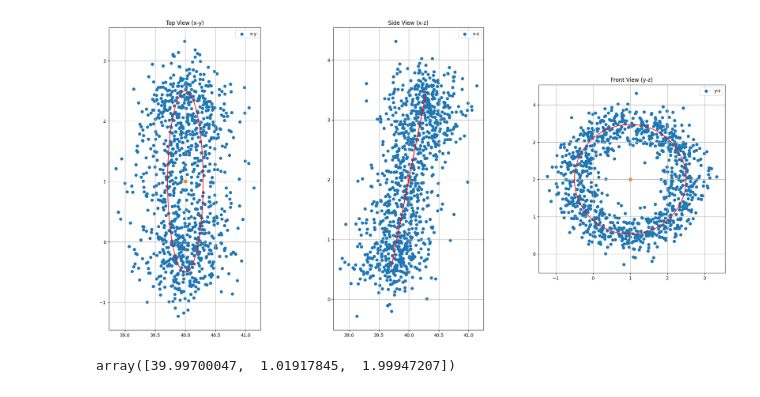
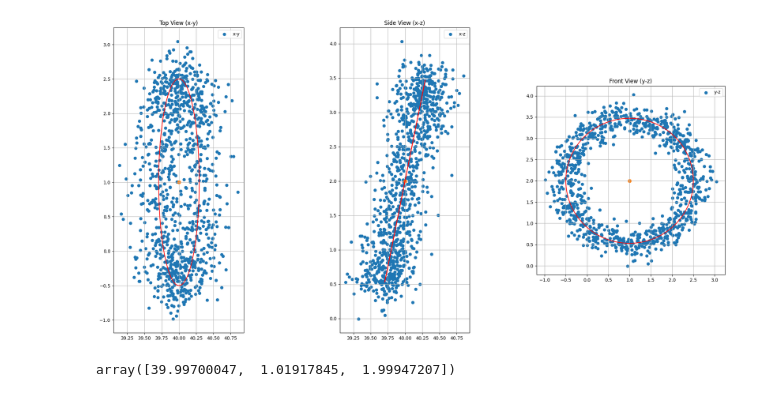
Before and after one commit to humishum/sandbox, a Jupyter notebook: fitting/circle.ipynb, the cells around one changed output. Drawn from its saved outputs; the diff is of its cells as text; code cells hidden in the pictures.

```diff
--- a/fitting/circle.ipynb
+++ b/fitting/circle.ipynb
@@ -3,28 +3,16 @@ import numpy as np
 import matplotlib.pyplot as plt
 # %%
 def generate_circle_points_3d(center, normal, radius, n_points=100, noise_std=0.0, random_state=None):
-    """
-    Generate points on a 3D circle (optionally with Gaussian noise).
-
-    Parameters
-    ----------
-    center : array-like, shape (3,)
-        3D coordinates of the circle center.
-    normal : array-like, shape (3,)
-        Normal vector of the circle's plane (doesn't need to be unit).
-    radius : float
-        Circle radius.
-    n_points : int
-        Number of points on the circle.
-    noise_std : float
-        Standard deviation of Gaussian noise added to each coordinate.
-    random_state : int or None
-        Seed for reproducibility.
-
-    Returns
-    -------
-    points : ndarray, shape (n_points, 3)
-        Generated 3D points.
+    """Generate points on a 3D circle
+        Args:
+            center(np.arrayLike) : shape (3,) circle center(x,y,z)
+            normal(np.arrayLike) : shape (3,) Normal vector of the circle's plane
+            radius : radius
+            n_points : # of points
+            noise_std : std dev for gaussian noise
+            random_state random seed
+        Returns:
+            points : ndarray, shape (n_points, 3)
     """
     rng = np.random.default_rng(random_state)
 
@@ -107,38 +95,38 @@ center = np.array([40, 1, 2])
 normal = np.array([1, 0, -0.2])
 radius = 1.5
 n_points = 1000
-noise_std = 0.3
+noise_std = 0.2
 random_state = 42
 points = generate_circle_points_3d(center, normal, radius, n_points, noise_std, random_state)
 
 
 
 # # filter out points that are top 90% in z
 # points = points[points[:, 2] < np.percentile(points[:, 2], 90)]
 
 # Create subplots in 1 row and 3 columns
 fig, ax = plt.subplots(1, 3, figsize=(25, 12))  # wider for horizontal layout
 
 # Scatter plots for each projection
 ax[0].scatter(points[:, 0], points[:, 1], label='x-y')
 ax[1].scatter(points[:, 0], points[:, 2], label='x-z')
 ax[2].scatter(points[:, 1], points[:, 2], label='y-z')
 
 # Add legend and grid to each axis
 for axis in ax:
     axis.legend()
     axis.set_aspect('equal')
     axis.grid(True)
 
 # Set titles for each subplot
 ax[0].set_title('Top View (x-y)')
 ax[1].set_title('Side View (x-z)')
 ax[2].set_title('Front View (y-z)')
 
 plot_ground_truth(center, radius, normal, ax)
 plt.show()
 # %% [output]
-[figure, old version]
+[figure, new version]
 # %%
 np.mean(points, axis=0)
 # %% [output]
```
